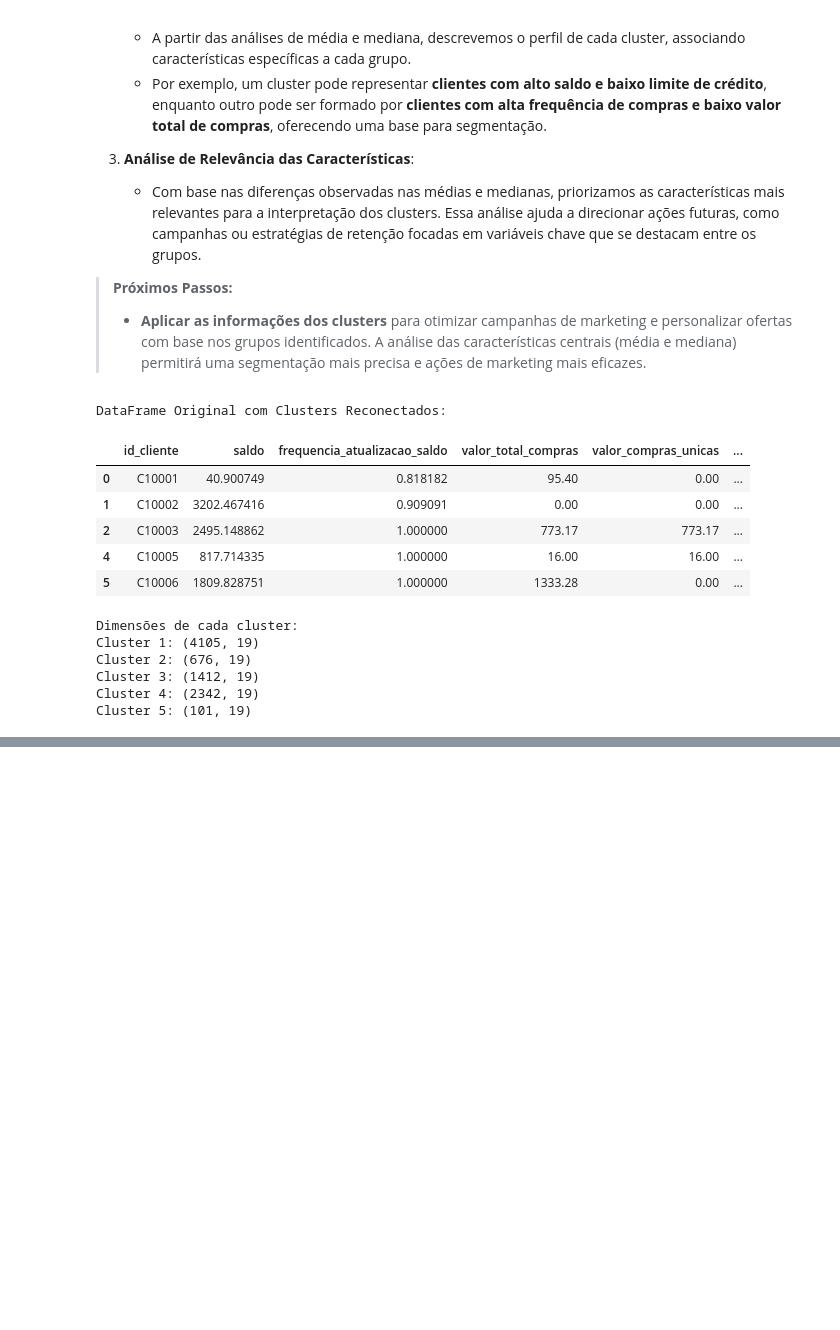
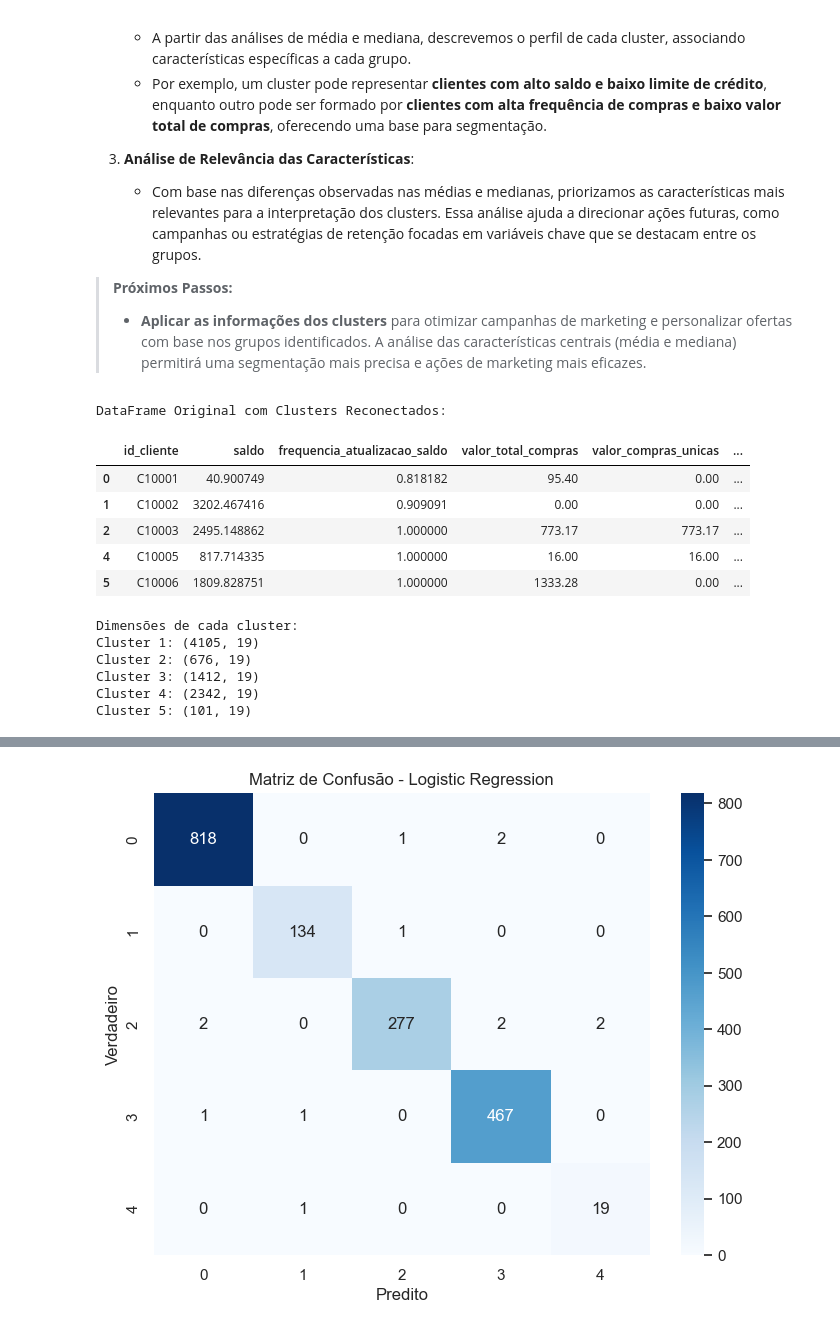
Before and after one commit to tnleite/credit-card-customer-clustering, a Jupyter notebook: 02-Analise/credit-card-customer-clustering.ipynb, the cells around one changed output, grey strips where cells are left out. Cells and saved outputs as stored; diff of their text form; code cells hidden in the pictures; blank space fills up the shorter version.

```diff
--- a/02-Analise/credit-card-customer-clustering.ipynb
+++ b/02-Analise/credit-card-customer-clustering.ipynb
@@ -1871,0 +2299,76 @@ Após a segmentação dos clientes, realizamos uma análise detalhada dos cluste
+# %%
+# -----------------------------------------------
+# Etapa 2: Aprofundamento com Logistic Regression
+# -----------------------------------------------
+
+# Estratégia de validação cruzada com estratificação
+cv_strategy = StratifiedKFold(n_splits=5, shuffle=True, random_state=42)
+
+# Parâmetros para ajuste do Logistic Regression
+# Exploração de combinações válidas de regularização e solvers
+param_grid = []
+solver_penalty_map = {
+    "liblinear": ["l1", "l2"],
+    "saga": ["l1", "l2", "elasticnet", "none"],
+    "lbfgs": ["l2", "none"]
+}
+
+for solver, penalties in solver_penalty_map.items():
+    for penalty in penalties:
+        param_grid.append({
+            "solver": [solver],
+            "penalty": [penalty],
+            "C": [0.001, 0.01, 0.1, 1, 10, 100],
+            "max_iter": [100, 500, 1000]
+        })
+
+# Configuração do RandomizedSearchCV
+random_search_lr = RandomizedSearchCV(
+    estimator=LogisticRegression(random_state=42),
+    param_distributions=param_grid,
+    scoring=make_scorer(f1_score, average="macro"),  # Usamos F1 macro
+    cv=cv_strategy,
+    n_iter=30,  # Limitar o número de combinações testadas
+    random_state=42,
+    n_jobs=-1,  # Usar todos os núcleos disponíveis
+    return_train_score=True
+)
+
+# Aplicando o RandomizedSearchCV no conjunto de treino
+random_search_lr.fit(X_train_scaled, y_train)
+
+# Resultados do melhor modelo
+best_lr = random_search_lr.best_estimator_
+print("Melhores parâmetros encontrados para Logistic Regression:")
+print(random_search_lr.best_params_)
+
+# Avaliação do melhor modelo nos conjuntos de treino e teste
+y_train_pred = best_lr.predict(X_train_scaled)
+y_test_pred = best_lr.predict(X_test_scaled)
+
+train_f1 = f1_score(y_train, y_train_pred, average="macro")
+test_f1 = f1_score(y_test, y_test_pred, average="macro")
+
+print(f"\nF1-Score no conjunto de treino: {train_f1:.4f}")
+print(f"F1-Score no conjunto de teste: {test_f1:.4f}")
+
+# Matriz de Confusão no conjunto de teste
+conf_matrix = confusion_matrix(y_test, y_test_pred)
+print("\nMatriz de Confusão no conjunto de teste:")
+print(conf_matrix)
+
+# Exibição detalhada dos resultados
+results = pd.DataFrame(random_search_lr.cv_results_)
+results = results.sort_values(by="mean_test_score", ascending=False)
+print("\nTop 5 configurações de modelos:")
+print(results[["param_penalty", "param_C", "param_solver", "mean_train_score", "mean_test_score"]].head())
+
+# Visualização da matriz de confusão
+
+plt.figure(figsize=(8, 6))
+sns.heatmap(conf_matrix, annot=True, fmt="d", cmap="Blues")
+plt.title("Matriz de Confusão - Logistic Regression")
+plt.xlabel("Predito")
+plt.ylabel("Verdadeiro")
+plt.show()
+# %% [output]
@@ -1871,0 +2395 @@ Após a segmentação dos clientes, realizamos uma análise detalhada dos cluste
+[figure, added]
```
Also changed, not shown: parts of 21 cells of this notebook.
